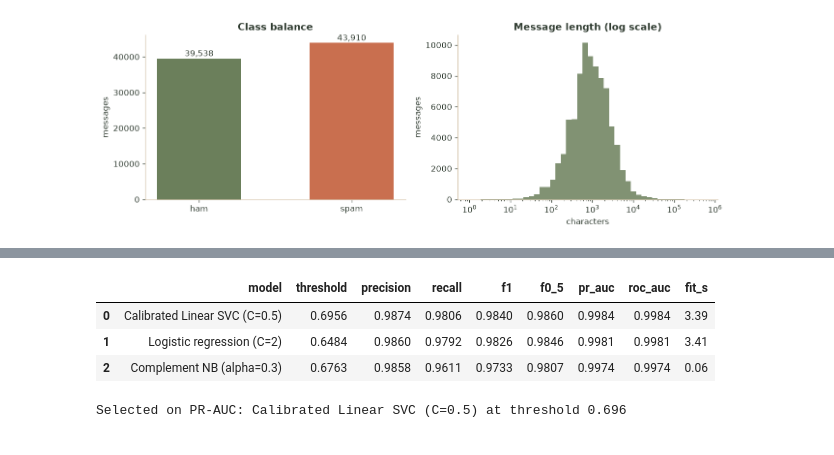
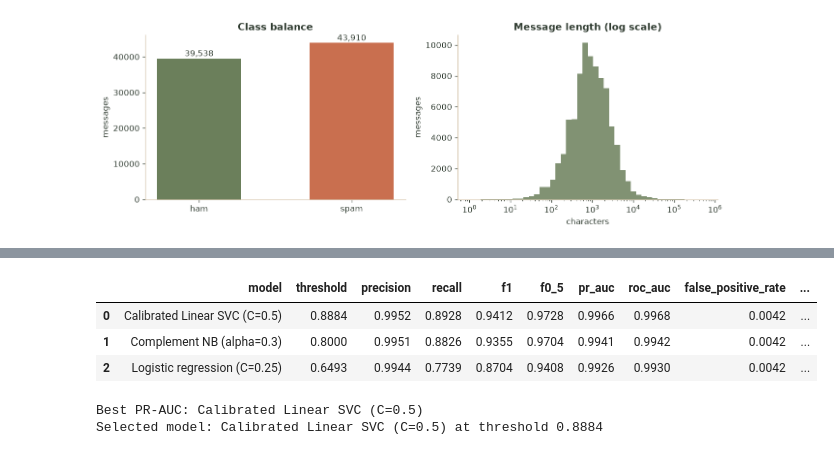
Before and after one commit to Soroush-Eghdami/Spam-classifire, a Jupyter notebook: ml/notebooks/spam_classifier.ipynb, the cells around one changed output, grey strips where cells are left out. Cells and saved outputs as stored; diff of their text form; code cells hidden in the pictures.

```diff
--- a/ml/notebooks/spam_classifier.ipynb
+++ b/ml/notebooks/spam_classifier.ipynb
@@ -45,7 +46,7 @@ from sklearn.naive_bayes import ComplementNB
 from sklearn.pipeline import Pipeline
 from sklearn.svm import LinearSVC
 
-# Find the repository root no matter which directory Jupyter was launched from.
+# Find the repository root from any launch directory.
 ROOT = Path.cwd()
 while not (ROOT / "ml").is_dir() and ROOT.parent != ROOT:
     ROOT = ROOT.parent
@@ -56,24 +57,28 @@ from ml.data import load_dataset, split_dataset
 from ml.evaluate import (
     binary_metrics,
     choose_threshold,
+    length_bucket,
+    metrics_by_group,
     predict_scores,
-    top_feature_rows,
     top_features,
 )
-from ml.features import TextStats, build_feature_union
+from ml.features import build_feature_union, normalize_text
 from ml.predict import load_metrics, load_model, predict_many, predict_text
 
 DATA_PATH = ROOT / "combined_data.csv"
+SMS_PATH = ROOT / "data" / "sms_spam.zip"
+SPAMASSASSIN_DIR = ROOT / "data" / "spamassassin"
 ARTIFACT_DIR = ROOT / "ml" / "artifacts"
-DEMO_ROWS = 14_000          # set to None for a full training run
+
+DEMO_ROWS = 14_000
 RANDOM_STATE = 7
+MAX_VALIDATION_FPR = 0.005
+SELECTION_TOLERANCE = 0.003
 
-# The project palette keeps charts consistent with the web UI.
 SPAM = "#C96F4F"
 HAM = "#6B7F5B"
 INK = "#2E3A2F"
 SAND = "#D9C9B2"
-CREAM = "#F8F6EE"
 plt.rcParams.update(
     {
         "figure.facecolor": "white",
@@ -94,6 +99,8 @@ plt.rcParams.update(
 )
 
 print("Repository:", ROOT)
-print("Dataset exists:", DATA_PATH.exists())
+print("Main dataset:", DATA_PATH.exists())
+print("SMS data:", SMS_PATH.exists())
+print("SpamAssassin data:", SPAMASSASSIN_DIR.exists())
 # %% [output]
 Repository: D:\Code-Base\Git-Clones\Spam-classifire
@@ -184,7 +194,9 @@ exact copies in the raw file. Normalisation and SimHash find thousands more.
 # %%
+extra = [SMS_PATH] if SMS_PATH.exists() else []
 started = time.perf_counter()
 dataset = load_dataset(
     DATA_PATH,
+    extra_data=extra,
     sample=DEMO_ROWS,
     drop_near_duplicates=True,
     random_state=RANDOM_STATE,
@@ -218,6 +230,6 @@ display(
         ],
     )
 )
-
+print("Sources:", stats["sources"])
 display(dataset.X.head(2).to_frame("text"))
 # %% [output]
@@ -390,7 +402,7 @@ decision threshold is tuned separately afterwards.
 # %%
 candidates = {
-    "Logistic regression (C=2)": LogisticRegression(
-        C=2.0, solver="liblinear", max_iter=2000, random_state=RANDOM_STATE
+    "Logistic regression (C=0.25)": LogisticRegression(
+        C=0.25, solver="liblinear", max_iter=2000, random_state=RANDOM_STATE
     ),
     "Calibrated Linear SVC (C=0.5)": CalibratedClassifierCV(
         estimator=LinearSVC(C=0.5, dual="auto", random_state=RANDOM_STATE),
@@ -410,41 +422,49 @@ for name, estimator in candidates.items():
     estimator.fit(X_train, split.y_train)
     fit_seconds = time.perf_counter() - started
 
     scores = predict_scores(estimator, X_val)
-    threshold = choose_threshold(split.y_val, scores, beta=0.5)
+    threshold = choose_threshold(
+        split.y_val, scores, beta=0.5, max_fpr=MAX_VALIDATION_FPR
+    )
     metrics = binary_metrics(split.y_val, scores, threshold)
 
     fitted[name] = estimator
     val_scores[name] = scores
     thresholds[name] = threshold
     rows.append(
         {
             "model": name,
             "threshold": threshold,
             "precision": metrics["precision"],
             "recall": metrics["recall"],
             "f1": metrics["f1"],
             "f0_5": metrics["f0_5"],
             "pr_auc": metrics["average_precision"],
             "roc_auc": metrics["roc_auc"],
+            "false_positive_rate": metrics["false_positive_rate"],
             "fit_s": round(fit_seconds, 2),
         }
     )
 
 comparison = pd.DataFrame(rows).sort_values("pr_auc", ascending=False).reset_index(drop=True)
-best_name = comparison.loc[0, "model"]
+best_pr = comparison.loc[0, "pr_auc"]
+tied = comparison[comparison["pr_auc"] >= best_pr - SELECTION_TOLERANCE]
+preferred = "Logistic regression (C=0.25)"
+best_name = preferred if preferred in set(tied["model"]) else tied.iloc[0]["model"]
 best_clf = fitted[best_name]
 best_threshold = thresholds[best_name]
 best_val_scores = val_scores[best_name]
 
 display(comparison.round(4))
-print(f"Selected on PR-AUC: {best_name} at threshold {best_threshold:.3f}")
+print(f"Best PR-AUC: {best_name}")
+print(f"Selected model: {best_name} at threshold {best_threshold:.4f}")
 # %% [output]
-|  | model | threshold | precision | recall | f1 | f0_5 | pr_auc | roc_auc | fit_s |
-| 0 | Calibrated Linear SVC (C=0.5) | 0.6956 | 0.9874 | 0.9806 | 0.9840 | 0.9860 | 0.9984 | 0.9984 | 3.39 |
-| 1 | Logistic regression (C=2) | 0.6484 | 0.9860 | 0.9792 | 0.9826 | 0.9846 | 0.9981 | 0.9981 | 3.41 |
-| 2 | Complement NB (alpha=0.3) | 0.6763 | 0.9858 | 0.9611 | 0.9733 | 0.9807 | 0.9974 | 0.9974 | 0.06 |
+|  | model | threshold | precision | recall | f1 | f0_5 | pr_auc | roc_auc | false_positive_rate | ... |
+| 0 | Calibrated Linear SVC (C=0.5) | 0.8884 | 0.9952 | 0.8928 | 0.9412 | 0.9728 | 0.9966 | 0.9968 | 0.0042 | ... |
+| 1 | Complement NB (alpha=0.3) | 0.8000 | 0.9951 | 0.8826 | 0.9355 | 0.9704 | 0.9941 | 0.9942 | 0.0042 | ... |
+| 2 | Logistic regression (C=0.25) | 0.6493 | 0.9944 | 0.7739 | 0.8704 | 0.9408 | 0.9926 | 0.9930 | 0.0042 | ... |
-Selected on PR-AUC: Calibrated Linear SVC (C=0.5) at threshold 0.696
+Best PR-AUC: Calibrated Linear SVC (C=0.5)
+Selected model: Calibrated Linear SVC (C=0.5) at threshold 0.8884
 # %% [markdown]
 ## 5. Choosing a decision threshold
 
```
Also changed, not shown: parts of 29 cells of this notebook, 11 other files.
